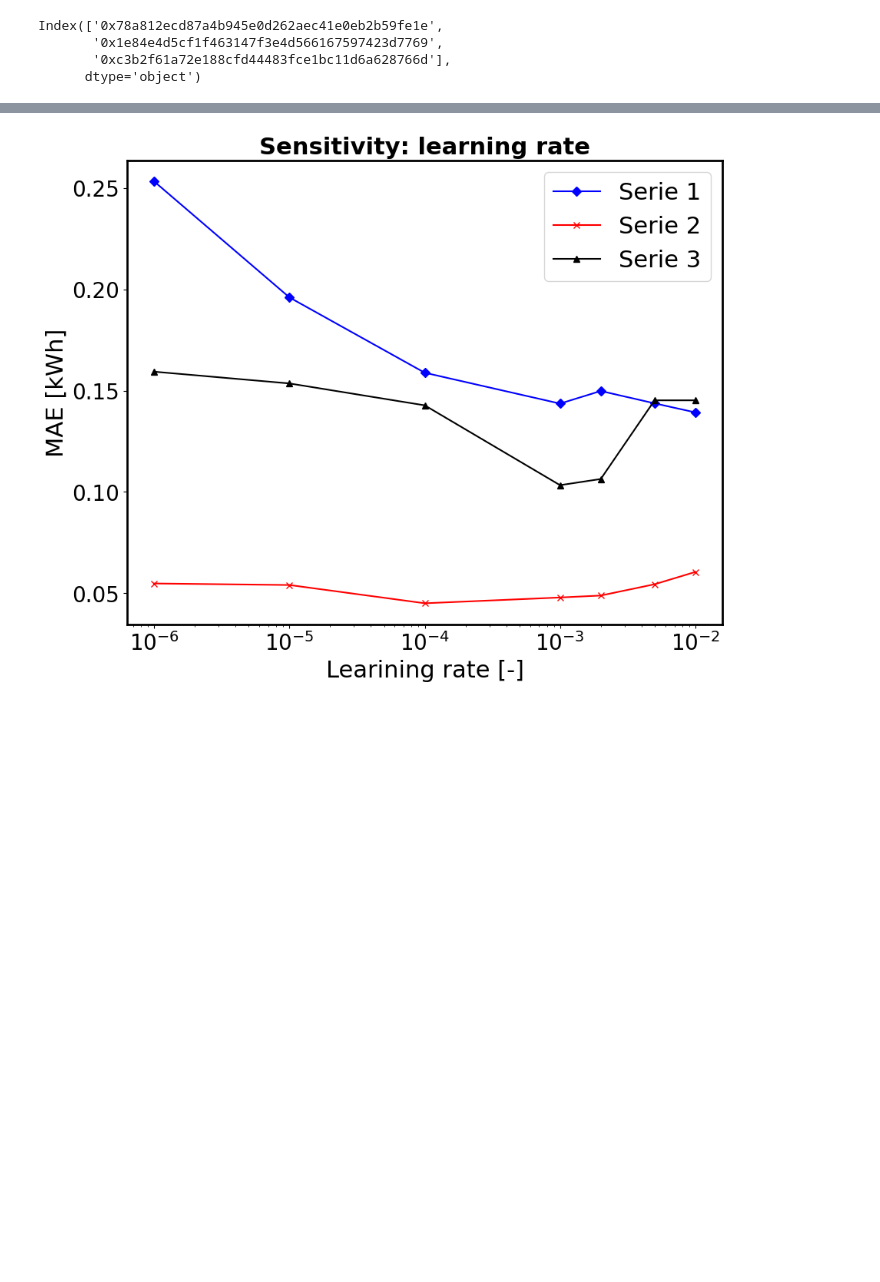
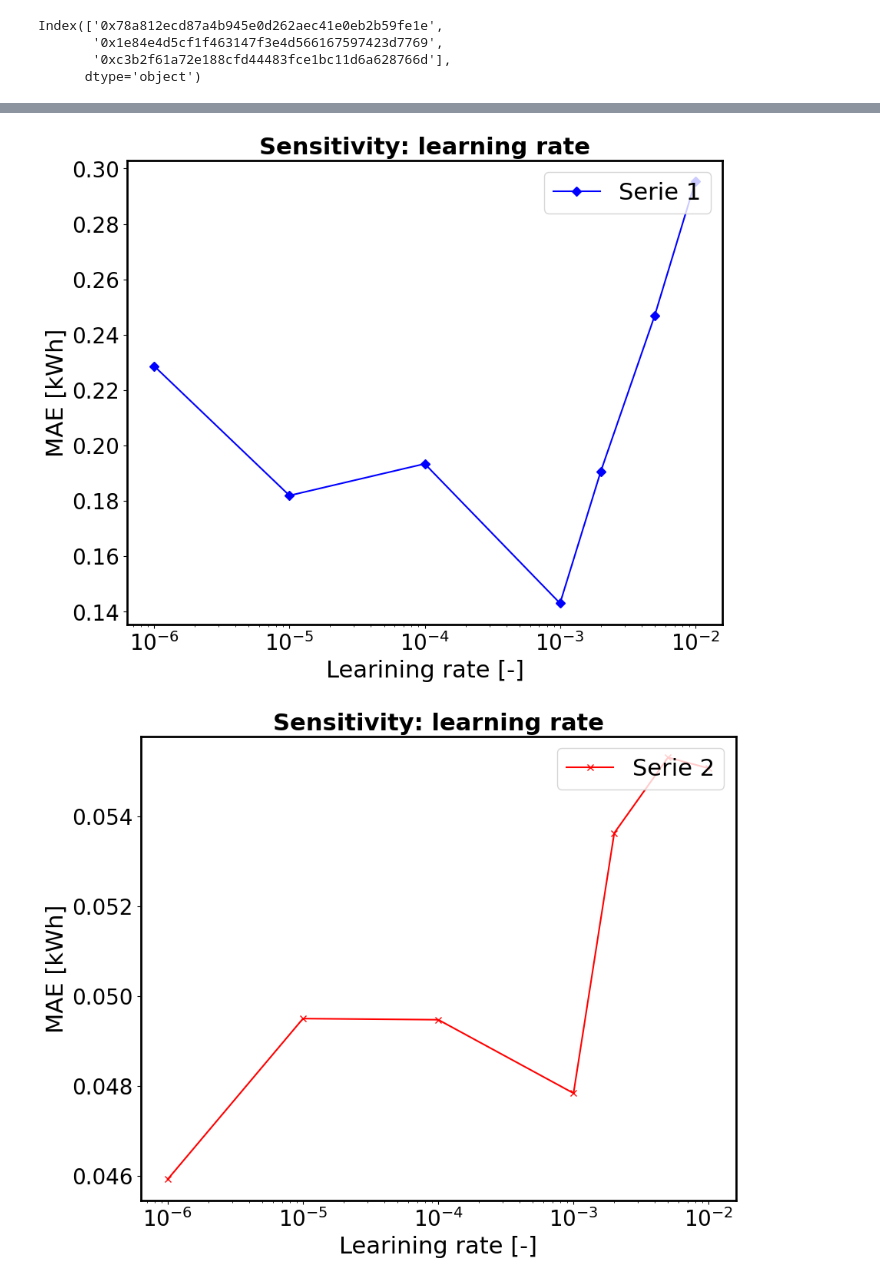
Before and after one commit to StijnStaring/TS_code, a Jupyter notebook: Forecasting/LSTM/Hypersearch/output_analyser3.ipynb, the cells around one changed output, grey strips where cells are left out. Saved outputs shown, nothing was run; the diff lists cells and outputs as text; code cells hidden in the pictures; blank space fills up the shorter version.

```diff
--- a/Forecasting/LSTM/Hypersearch/output_analyser3.ipynb
+++ b/Forecasting/LSTM/Hypersearch/output_analyser3.ipynb
@@ -5,8 +5,8 @@ from output_analyser_functions import *
 from os import *
 
 # loading the files
-path_to_folder = "D:\AI_time_series_repos\TS_code\Forecasting\LSTM\Hypersearch\outputs\\1619954785.5298774"
-number = 1
+path_to_folder = "D:\AI_time_series_repos\TS_code\Forecasting\LSTM\Hypersearch\outputs\\1619967463.6400092"
+number = 2
 
 makedirs(path.join(path_to_folder,"pictures"),exist_ok=True)
 output_path_pictures = path.join(path_to_folder,"pictures")
@@ -132,14 +130,25 @@ Name: 4, dtype: object
 # %%
 x_axis = [10**-2,5*10**-3,2*10**-3,10**-3,10**-4,10**-5,10**-6]
 axis1 = figure_layout(titel= "Sensitivity: learning rate", ylabel= "MAE [kWh]", xlabel= "Learining rate [-]")
+axis1.semilogx(x_axis,collection_learning_rates1,marker= "D",color= "b",label= "Serie 1")
+axis1.legend(loc="upper right")
+fname = "outputs/learning_rate_serie1_model"+str(number)+".png"
+plt.savefig(fname, dpi=300, facecolor='w', edgecolor='w', orientation='portrait', format=None,
+           transparent=False, bbox_inches='tight', pad_inches=0.1, metadata=None)
 
-axis1.semilogx(x_axis,collection_learning_rates1,marker= "D",color= "b",label= "Serie 1")
+axis1 = figure_layout(titel= "Sensitivity: learning rate", ylabel= "MAE [kWh]", xlabel= "Learining rate [-]")
 axis1.semilogx(x_axis,collection_learning_rates2,marker= "x",color= "r",label= "Serie 2")
+axis1.legend(loc="upper right")
+fname = "outputs/learning_rate_serie2_model"+str(number)+".png"
+plt.savefig(fname, dpi=300, facecolor='w', edgecolor='w', orientation='portrait', format=None,
+           transparent=False, bbox_inches='tight', pad_inches=0.1, metadata=None)
+
+axis1 = figure_layout(titel= "Sensitivity: learning rate", ylabel= "MAE [kWh]", xlabel= "Learining rate [-]")
 axis1.semilogx(x_axis,collection_learning_rates3,marker= "^",color= "k", label = "Serie 3")
 axis1.legend(loc="upper right")
-
-fname = "outputs/learning_rate_model"+str(number)+".png"
+fname = "outputs/learning_rate_serie3_model"+str(number)+".png"
 plt.savefig(fname, dpi=300, facecolor='w', edgecolor='w', orientation='portrait', format=None,
            transparent=False, bbox_inches='tight', pad_inches=0.1, metadata=None)
 # %% [output]
-[figure, old version]
+[figure, new version]
+[figure, added]
```
Also changed, not shown: parts of 5 cells of this notebook, 7 other files.
